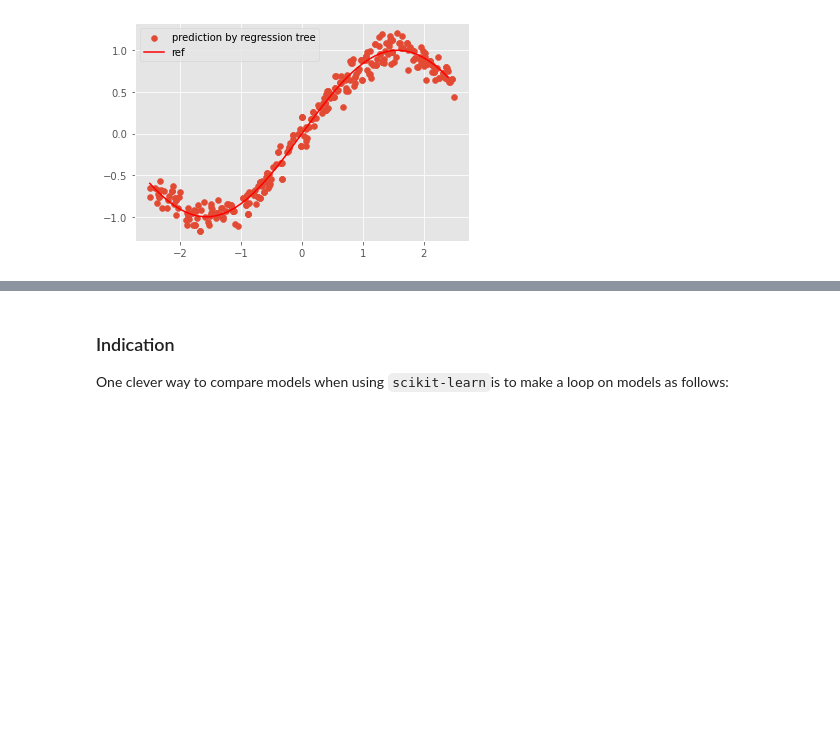
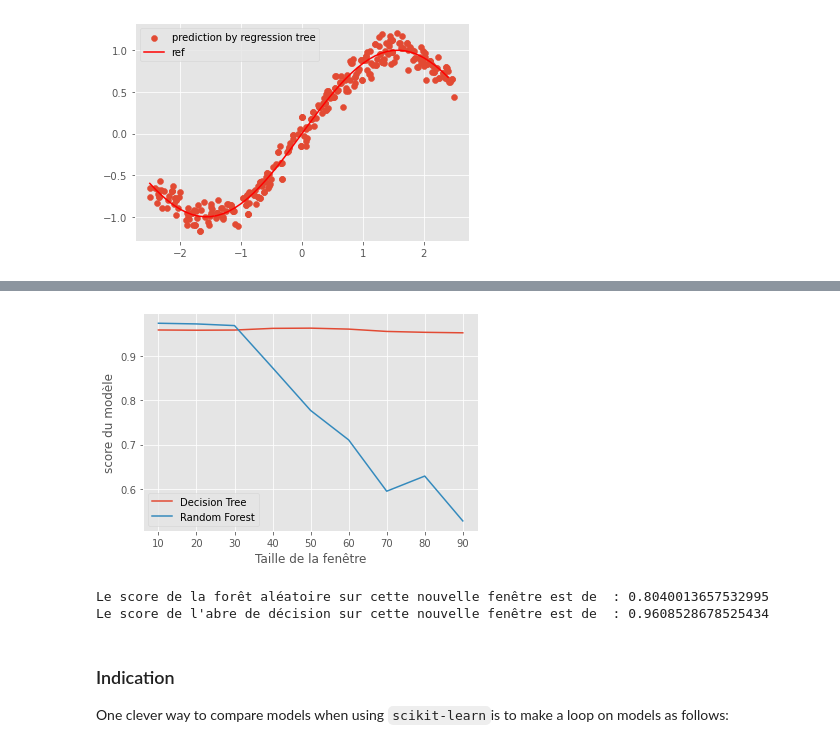
Before and after one commit to VictorCilleros/ML, a Jupyter notebook: TP4_decision_trees/TP4_decision_trees.ipynb, the cells around one changed output, grey strips where cells are left out. Drawn from its saved outputs; the diff is of its cells as text; code cells hidden in the pictures; blank space fills up the shorter version.

```diff
--- a/TP4_decision_trees/TP4_decision_trees.ipynb
+++ b/TP4_decision_trees/TP4_decision_trees.ipynb
@@ -687,3 +750,44 @@ Précision de l'abre de régression    : 0.9632
+# %%
+start = 0
+end = start+50
+x_esp = np.random.uniform(start,end, 500)
+y_esp = np.sin(x_esp) + np.random.normal(0, .1, 500)
+df_sin_esp = pd.DataFrame({'x':x_esp,'f(x)':y_esp})
+df_train_esp,df_test_esp = train_test_split(df_sin_esp, test_size=0.2, random_state=42)
+# %%
+def evolution_selon_esp():
+    tabScoreRF=[]
+    tabScoreDT = []
+    for end in range(10,100,10):
+        start = 0
+        end = start+end
+        x_esp = np.random.uniform(start,end, 1000)
+        y_esp = np.sin(x_esp) + np.random.normal(0, .1, 1000)
+        df_sin_esp = pd.DataFrame({'x':x_esp,'f(x)':y_esp})
+        df_train_esp,df_test_esp = train_test_split(df_sin_esp, test_size=0.2, random_state=42)
+
+        regrf = RandomForestRegressor(n_estimators=100, max_depth=10).fit(df_train_esp['x'].values.reshape(-1, 1),df_train_esp['f(x)'].values.reshape(-1,1).ravel())
+        clf_decisionTree = DecisionTreeRegressor().fit(df_train_esp['x'].values.reshape(-1, 1),df_train_esp['f(x)'].values.reshape(-1,1))
+
+        tabScoreRF.append(regrf.score(df_test_esp['x'].values.reshape(-1,1),df_test_esp['f(x)'].values.reshape(-1,1)))
+        tabScoreDT.append(clf_decisionTree.score(df_test_esp['x'].values.reshape(-1,1),df_test_esp['f(x)'].values.reshape(-1,1)))
+    plt.figure()
+    plt.plot(np.linspace(10,end,9),tabScoreDT,label='Decision Tree')
+    plt.plot(np.linspace(10,end,9),tabScoreRF,label='Random Forest')
+    plt.xlabel("Taille de la fenêtre")
+    plt.ylabel("score du modèle")
+    plt.legend()
+    plt.show()
+# %%
+evolution_selon_esp()
+# %% [output]
+[figure, added]
+# %%
+print(f"Le score de la forêt aléatoire sur cette nouvelle fenêtre est de  : {scoreForest_esp}")
+print(f"Le score de l'abre de décision sur cette nouvelle fenêtre est de  : {scoreDecisionTree_esp}")
+# %% [output]
+Le score de la forêt aléatoire sur cette nouvelle fenêtre est de  : 0.8040013657532995
+Le score de l'abre de décision sur cette nouvelle fenêtre est de  : 0.9608528678525434
 # %% [markdown]
 ### Indication
 One clever way to compare models when using `scikit-learn`is to make a loop on models as follows:
```
Also changed, not shown: parts of 16 cells of this notebook.
